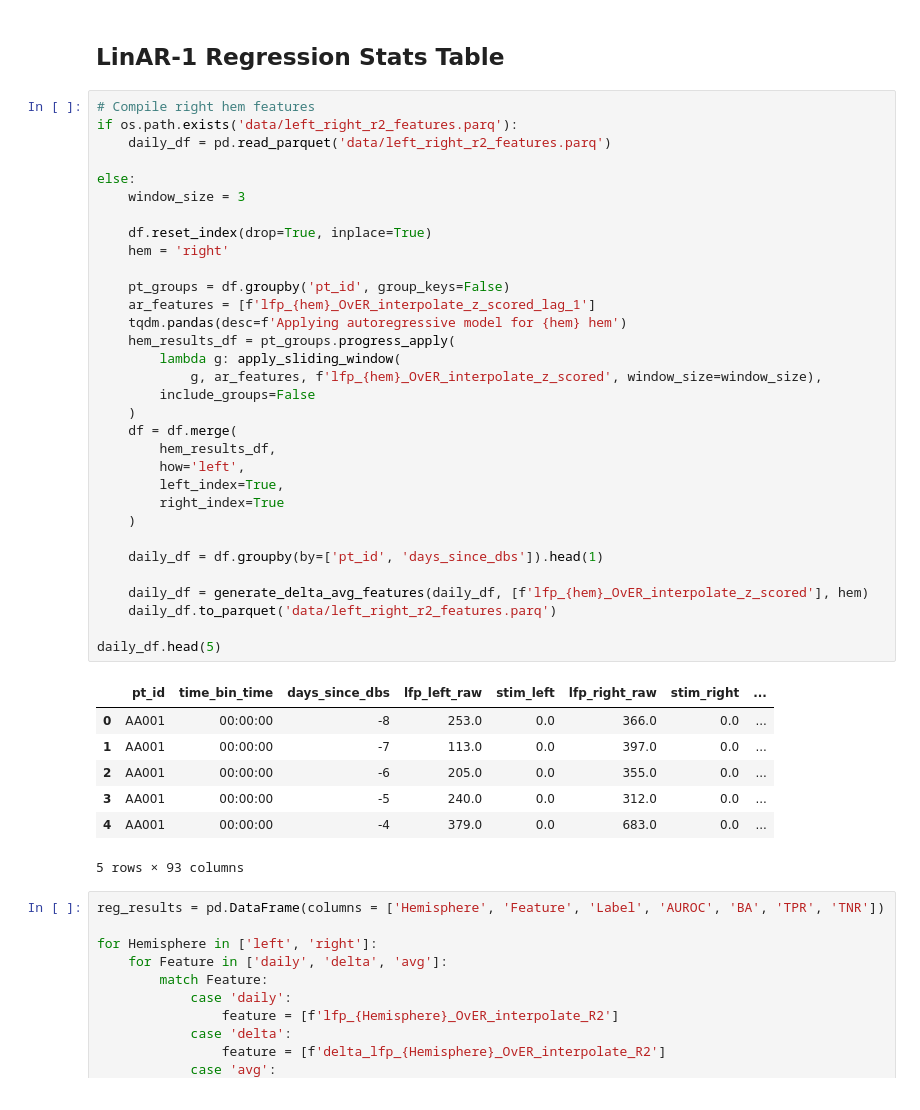
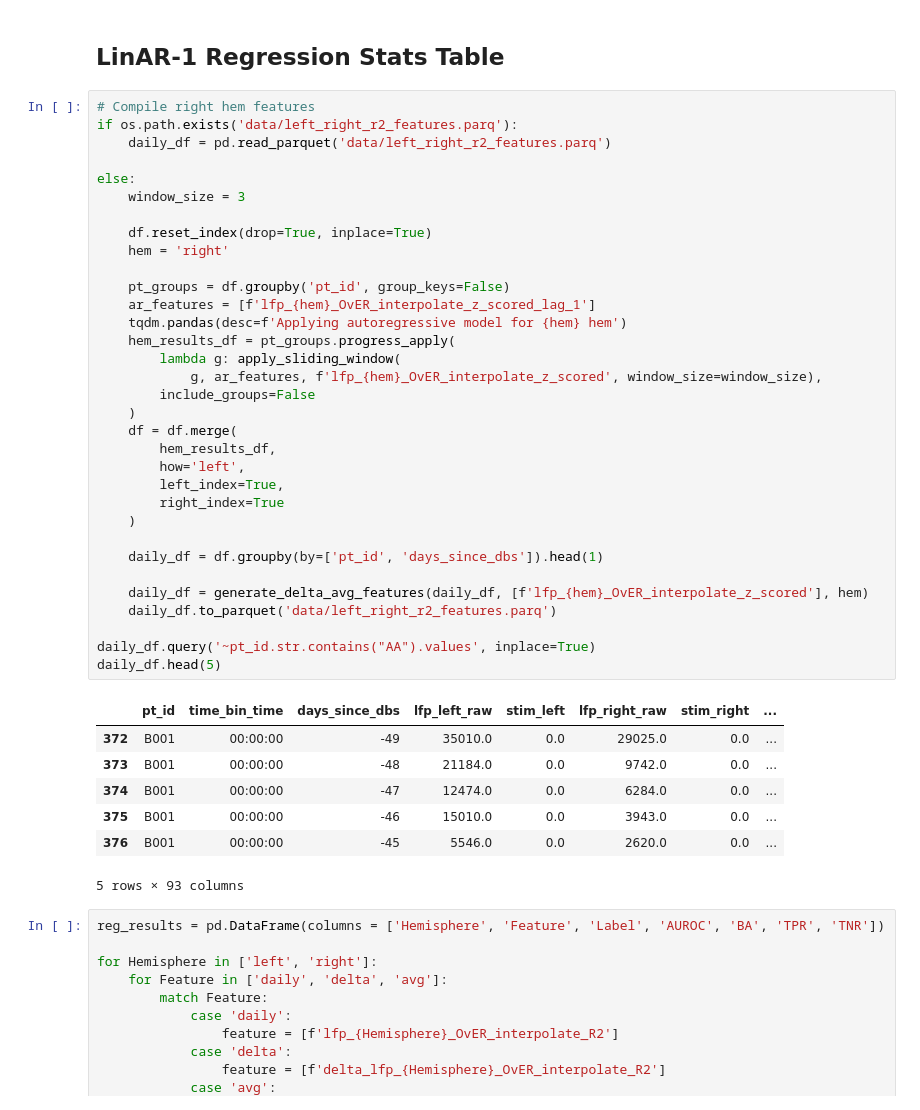
Before and after one commit to ProvenzaLab/PerceptPredictability, a Jupyter notebook: tables.ipynb, the cells around one changed output. Saved outputs shown, nothing was run; the diff lists cells and outputs as text.

```diff
--- a/tables.ipynb
+++ b/tables.ipynb
@@ -37,38 +38,39 @@ if os.path.exists('data/left_right_r2_features.parq'):
 
 else:
     window_size = 3
 
     df.reset_index(drop=True, inplace=True)
     hem = 'right'
 
     pt_groups = df.groupby('pt_id', group_keys=False)
     ar_features = [f'lfp_{hem}_OvER_interpolate_z_scored_lag_1']
     tqdm.pandas(desc=f'Applying autoregressive model for {hem} hem')
     hem_results_df = pt_groups.progress_apply(
         lambda g: apply_sliding_window(
             g, ar_features, f'lfp_{hem}_OvER_interpolate_z_scored', window_size=window_size),
         include_groups=False
     )
     df = df.merge(
         hem_results_df,
         how='left',
         left_index=True,
         right_index=True
     )
 
     daily_df = df.groupby(by=['pt_id', 'days_since_dbs']).head(1)
 
     daily_df = generate_delta_avg_features(daily_df, [f'lfp_{hem}_OvER_interpolate_z_scored'], hem)
     daily_df.to_parquet('data/left_right_r2_features.parq')
 
+daily_df.query('~pt_id.str.contains("AA").values', inplace=True)
 daily_df.head(5)
 # %% [output]
 |  | pt_id | time_bin_time | days_since_dbs | lfp_left_raw | stim_left | lfp_right_raw | stim_right | ... |
-| 0 | AA001 | 00:00:00 | -8 | 253.0 | 0.0 | 366.0 | 0.0 | ... |
-| 1 | AA001 | 00:00:00 | -7 | 113.0 | 0.0 | 397.0 | 0.0 | ... |
-| 2 | AA001 | 00:00:00 | -6 | 205.0 | 0.0 | 355.0 | 0.0 | ... |
-| 3 | AA001 | 00:00:00 | -5 | 240.0 | 0.0 | 312.0 | 0.0 | ... |
-| 4 | AA001 | 00:00:00 | -4 | 379.0 | 0.0 | 683.0 | 0.0 | ... |
+| 372 | B001 | 00:00:00 | -49 | 35010.0 | 0.0 | 29025.0 | 0.0 | ... |
+| 373 | B001 | 00:00:00 | -48 | 21184.0 | 0.0 | 9742.0 | 0.0 | ... |
+| 374 | B001 | 00:00:00 | -47 | 12474.0 | 0.0 | 6284.0 | 0.0 | ... |
+| 375 | B001 | 00:00:00 | -46 | 15010.0 | 0.0 | 3943.0 | 0.0 | ... |
+| 376 | B001 | 00:00:00 | -45 | 5546.0 | 0.0 | 2620.0 | 0.0 | ... |
 5 rows × 93 columns
 # %%
 reg_results = pd.DataFrame(columns = ['Hemisphere', 'Feature', 'Label', 'AUROC', 'BA', 'TPR', 'TNR'])
```
Also changed, not shown: parts of 6 cells of this notebook, 1 other file.
